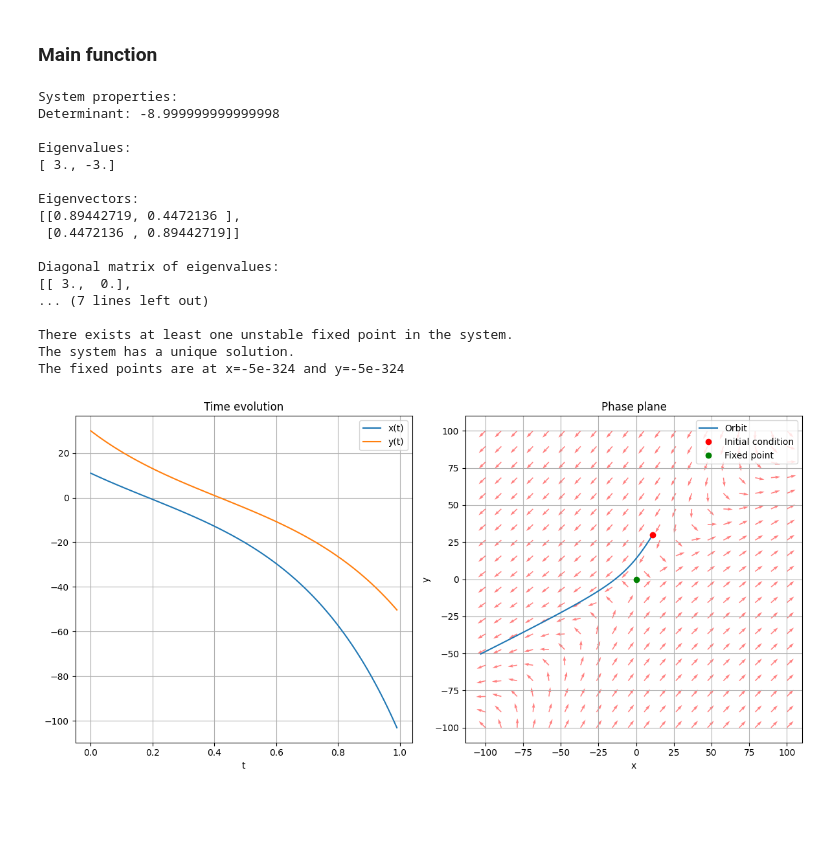
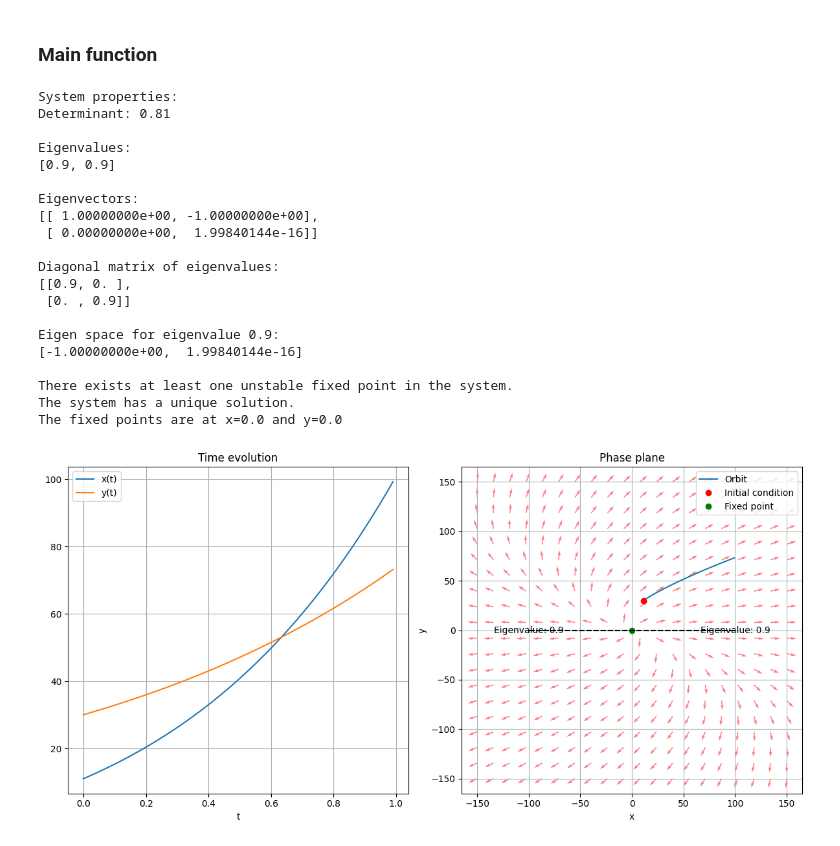
Before and after one commit to marcosgvjunior/Bidimensional-FirstOrder-Dynamical-Systems, a Jupyter notebook: BidimensionalFirstOrderODEs.ipynb, the cells around one changed output. Drawn from its saved outputs; the diff is of its cells as text; code cells hidden in the pictures; blank space fills up the shorter version.

```diff
--- a/BidimensionalFirstOrderODEs.ipynb
+++ b/BidimensionalFirstOrderODEs.ipynb
@@ -413,7 +413,7 @@ def system_properties(A):
         'eigen spaces': eigen_spaces
     }, stability, uniqueness
 
-def plot_results_linear(time, x_vals, y_vals, x0, y0, xf_val, yf_val, a_val, b_val, c_val, d_val):
+def plot_results_linear(time, x_vals, y_vals, x0, y0, xf_val, yf_val, a_val, b_val, c_val, d_val, eigvals, eigvecs):
     fig, axs = plt.subplots(1, 2, figsize=(12, 6))
     axs[0].plot(time, x_vals, label='x(t)')
     axs[0].plot(time, y_vals, label='y(t)')
@@ -426,7 +426,7 @@ def plot_results_linear(time, x_vals, y_vals, x0, y0, xf_val, yf_val, a_val, b_v
     axs[1].plot(xf_val, yf_val, 'go', label='Fixed point')
 
     # calculate the vector field
-    X, Y = np.meshgrid(np.linspace(-100, 100, 20), np.linspace(-100, 100, 20))
+    X, Y = np.meshgrid(np.linspace(-150, 150, 20), np.linspace(-150, 150, 20))
     U = a_val * X + b_val * Y
     V = c_val * X + d_val * Y
     # normalize the arrows so that their size represents their speed
@@ -436,6 +436,15 @@ def plot_results_linear(time, x_vals, y_vals, x0, y0, xf_val, yf_val, a_val, b_v
     V = V / N
     # plot the vector field
     axs[1].quiver(X, Y, U, V, color='r', alpha=0.5)
+
+    # plot the eigenspaces
+    for eigenvalue, eigenvector in zip(eigvals, eigvecs.T):
+        if np.isreal(eigenvalue):
+            start, end = -100 * eigenvector, 100 * eigenvector
+            axs[1].plot([start[0], end[0]], [start[1], end[1]], 'k--')
+
+            # place the label at the end of the line
+            axs[1].text(end[0], end[1], f'Eigenvalue: {round(eigenvalue, 4)}', va='center', ha='center')
 
     axs[1].set_xlabel('x')
     axs[1].set_ylabel('y')
@@ -483,7 +492,7 @@ def main():
     }
 
     # Select the parameter ex you want to use
-    selected_ex = 'ex19'
+    selected_ex = 'ex17'
     A = param_exs[selected_ex]
 
     # set parameters and initial conditions
@@ -505,39 +514,42 @@ def main():
     # solve the system of ODEs
     state = solve_odes_Num(state0, t, A)
 
     # find the fixed points
     xf_val, yf_val = find_fixed_points_Num(A)
     print(f"The fixed points are at x={xf_val} and y={yf_val}")
 
     # extract the solutions
     x_vals = state[:, 0]
     y_vals = state[:, 1]
 
     # plot the results
     a, b, c, d = A[0, 0], A[0, 1], A[1, 0], A[1, 1]
-    plot_results_linear(t, x_vals, y_vals, state0[0], state0[1], xf_val, yf_val, a, b, c, d)
+    plot_results_linear(t, x_vals, y_vals, state0[0], state0[1], xf_val, yf_val, a, b, c, d, properties['eigenvalues'], properties['eigenvectors'])
 
     # plot the 3D trajectory
     plot_3D_trajectory(x_vals, y_vals, t)
 
 if __name__ == "__main__":
     main()
 # %% [output]
 System properties:
-Determinant: -8.999999999999998
+Determinant: 0.81
 
 Eigenvalues:
-[ 3., -3.]
+[0.9, 0.9]
 
 Eigenvectors:
-[[0.89442719, 0.4472136 ],
- [0.4472136 , 0.89442719]]
+[[ 1.00000000e+00, -1.00000000e+00],
+ [ 0.00000000e+00,  1.99840144e-16]]
 
 Diagonal matrix of eigenvalues:
-[[ 3.,  0.],
-... (7 lines left out)
+[[0.9, 0. ],
+ [0. , 0.9]]
+
+Eigen space for eigenvalue 0.9:
+[-1.00000000e+00,  1.99840144e-16]
 
 There exists at least one unstable fixed point in the system.
 The system has a unique solution.
-The fixed points are at x=-5e-324 and y=-5e-324
+The fixed points are at x=0.0 and y=0.0
-[figure, old version]
+[figure, new version]
```
Also changed, not shown: parts of 8 cells of this notebook.
